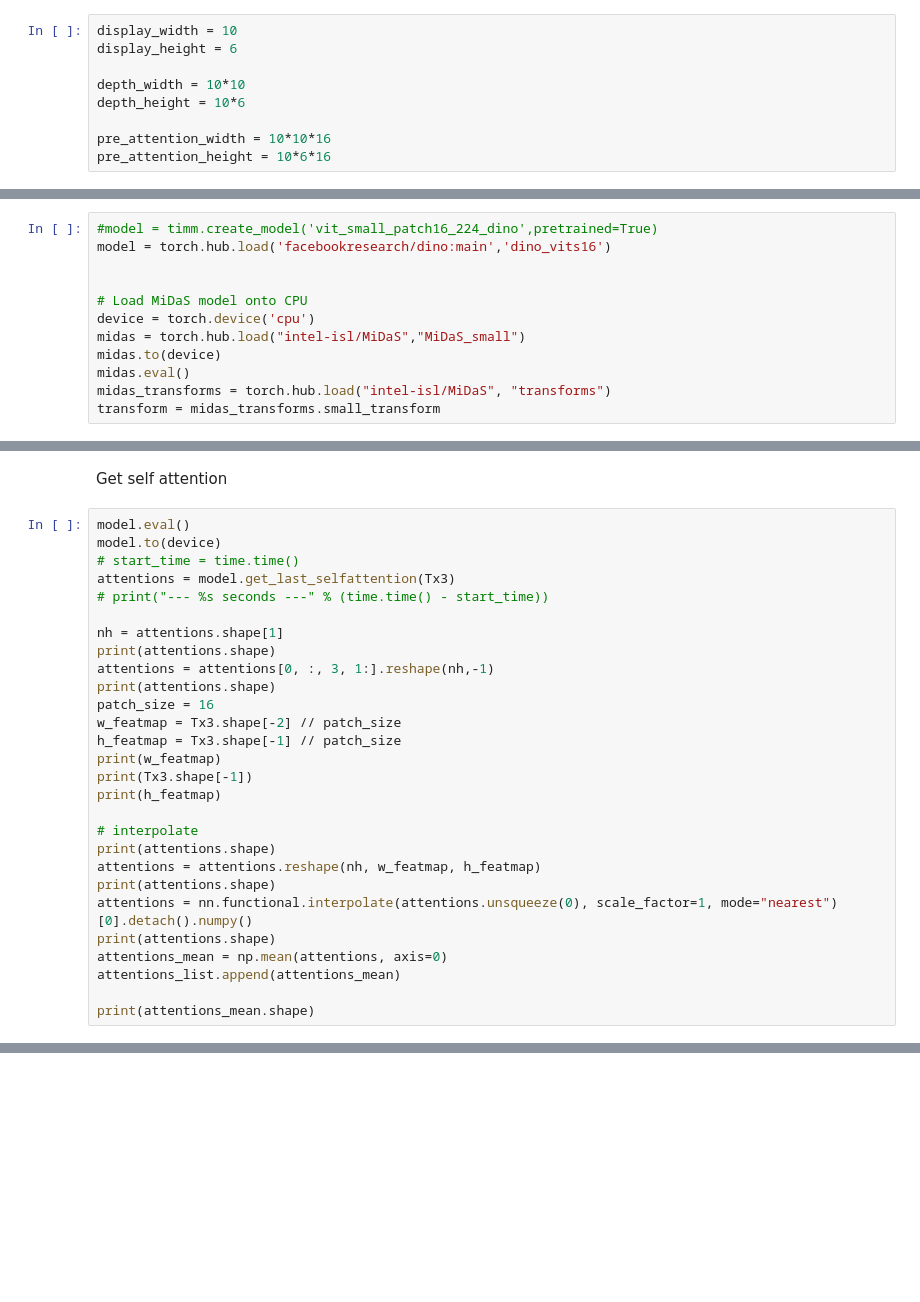
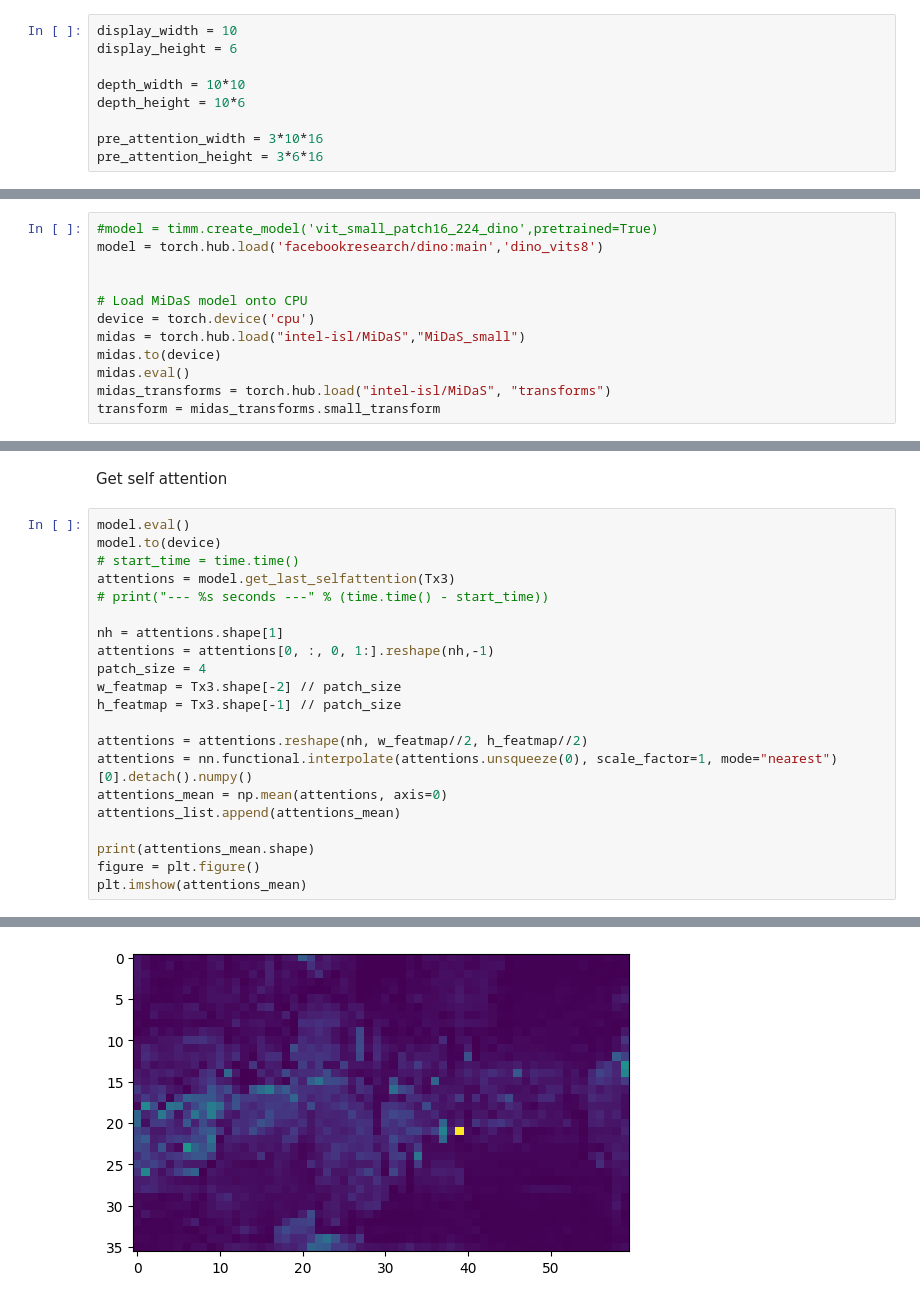
Before and after one commit to brianjohnson555/HapticDisplay, a Jupyter notebook: vis_attention_video.ipynb, the cells around one changed output, grey strips where cells are left out. Drawn from its saved outputs; the diff is of its cells as text; blank space fills up the shorter version.

```diff
--- a/vis_attention_video.ipynb
+++ b/vis_attention_video.ipynb
@@ -32,13 +32,13 @@ display_height = 6
 depth_width = 10*10
 depth_height = 10*6
 
-pre_attention_width = 10*10*16
-pre_attention_height = 10*6*16
+pre_attention_width = 3*10*16
+pre_attention_height = 3*6*16
 # %% [markdown]
 Load ViT Model
 # %%
 #model = timm.create_model('vit_small_patch16_224_dino',pretrained=True)
-model = torch.hub.load('facebookresearch/dino:main','dino_vits16')
+model = torch.hub.load('facebookresearch/dino:main','dino_vits8')
 
 
 # Load MiDaS model onto CPU
@@ -112,24 +110,17 @@ attentions = model.get_last_selfattention(Tx3)
 # print("--- %s seconds ---" % (time.time() - start_time))
 
 nh = attentions.shape[1]
-print(attentions.shape)
-attentions = attentions[0, :, 3, 1:].reshape(nh,-1)
-print(attentions.shape)
-patch_size = 16
+attentions = attentions[0, :, 0, 1:].reshape(nh,-1)
+patch_size = 4
 w_featmap = Tx3.shape[-2] // patch_size
 h_featmap = Tx3.shape[-1] // patch_size
-print(w_featmap)
-print(Tx3.shape[-1])
-print(h_featmap)
 
-# interpolate
-print(attentions.shape)
-attentions = attentions.reshape(nh, w_featmap, h_featmap)
-print(attentions.shape)
+attentions = attentions.reshape(nh, w_featmap//2, h_featmap//2)
 attentions = nn.functional.interpolate(attentions.unsqueeze(0), scale_factor=1, mode="nearest")[0].detach().numpy()
-print(attentions.shape)
 attentions_mean = np.mean(attentions, axis=0)
 attentions_list.append(attentions_mean)
 
 print(attentions_mean.shape)
+figure = plt.figure()
+plt.imshow(attentions_mean)
 # %% [output]
@@ -144,0 +129 @@ torch.Size([6, 60, 100])
+[figure, added]
```
Also changed, not shown: parts of 8 cells of this notebook, 6 other files.
